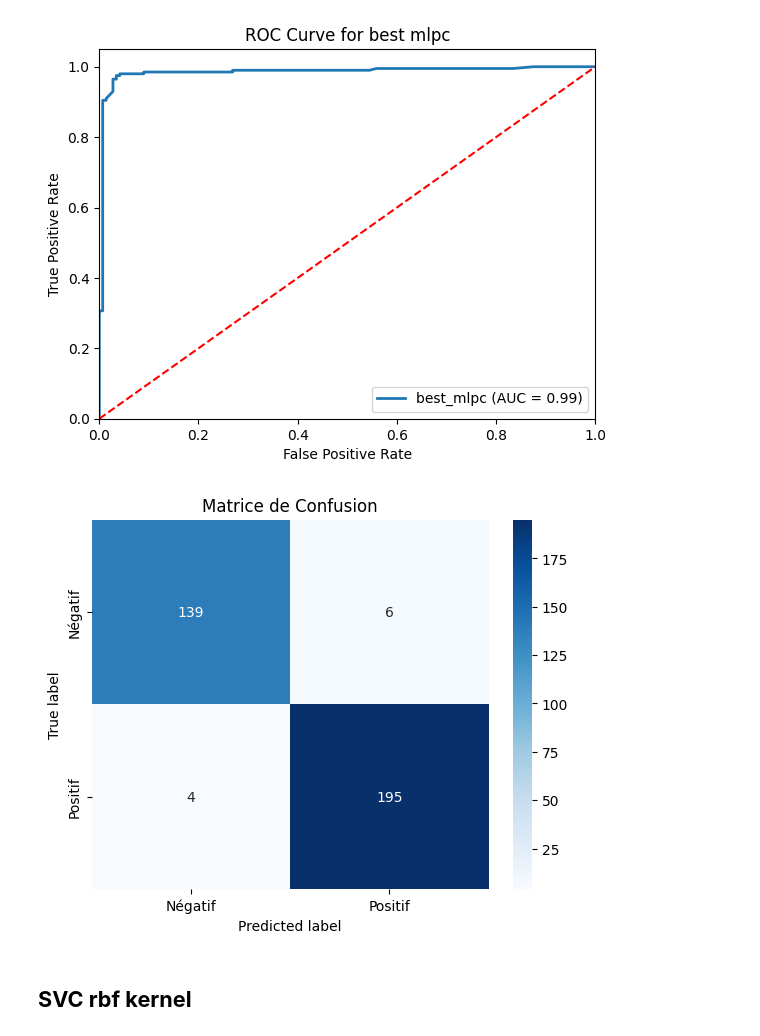
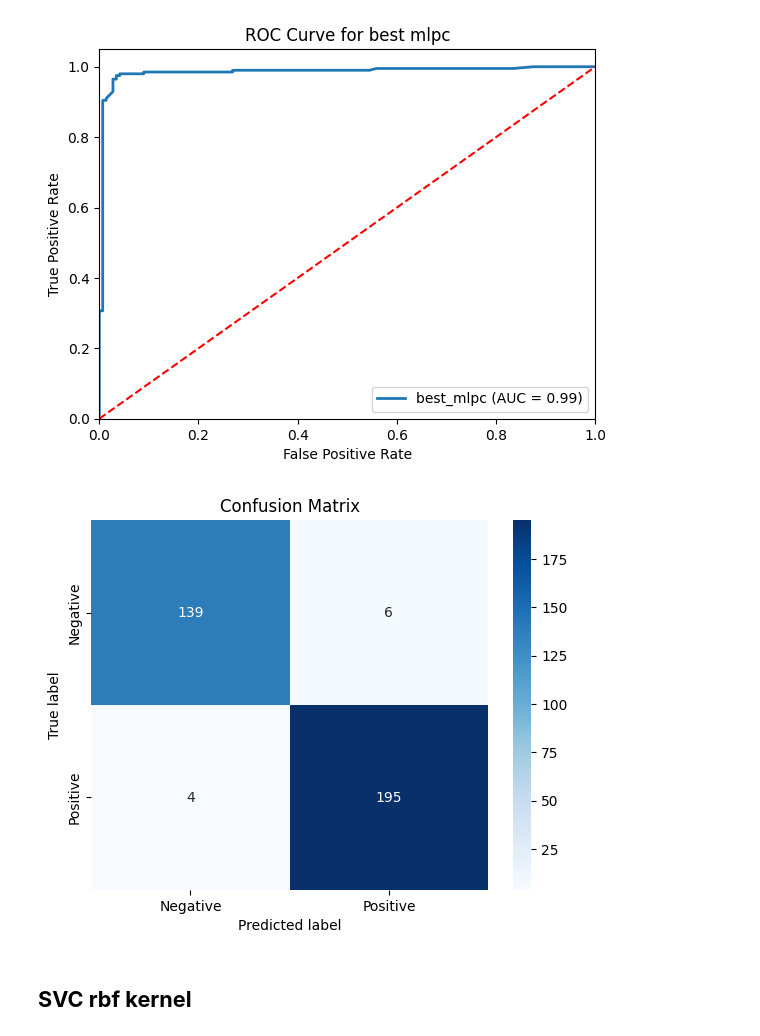
Before and after one commit to KokouNoe/muscoloskeletal_disorder_prediction, a Jupyter notebook: TMC_prediction.ipynb, the cells around one changed output. Drawn from its saved outputs; the diff is of its cells as text; code cells hidden in the pictures.

Commit message:
version 9 : confusion matrix name and label in english 2

```diff
--- a/TMC_prediction.ipynb
+++ b/TMC_prediction.ipynb
@@ -576,14 +576,14 @@ plt.show()
 [figure]
 # %%
 # Afficher la matrice de confusion
-conf_matrix = confusion_matrix(y_test,y_pred)
-sns.heatmap(conf_matrix, annot=True, fmt='d', cmap='Blues', xticklabels=['Négatif', 'Positif'], yticklabels=['Négatif', 'Positif'])
+conf_matrix =confusion_matrix(y_test,y_pred)
+sns.heatmap(conf_matrix, annot=True, fmt='d', cmap='Blues', xticklabels=['Negative', 'Positive'], yticklabels=['Negative', 'Positive'])
 plt.ylabel('True label')
 plt.xlabel('Predicted label')
-plt.title('Matrice de Confusion')
+plt.title('Confusion Matrix')
 plt.show()
 # %% [output]
-[figure, old version]
+[figure, new version]
 # %% [markdown]
 ## **SVC rbf kernel**
 # %%
```
Also changed, not shown: parts of 1 cell of this notebook, 1 other file.
